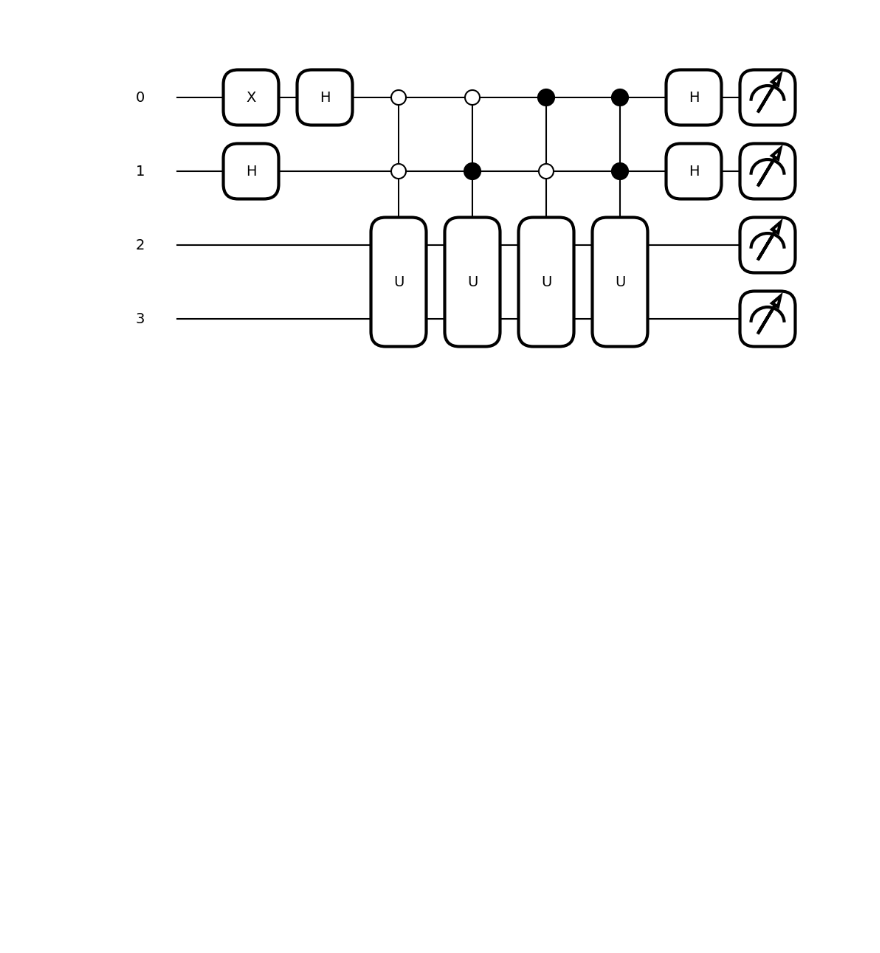
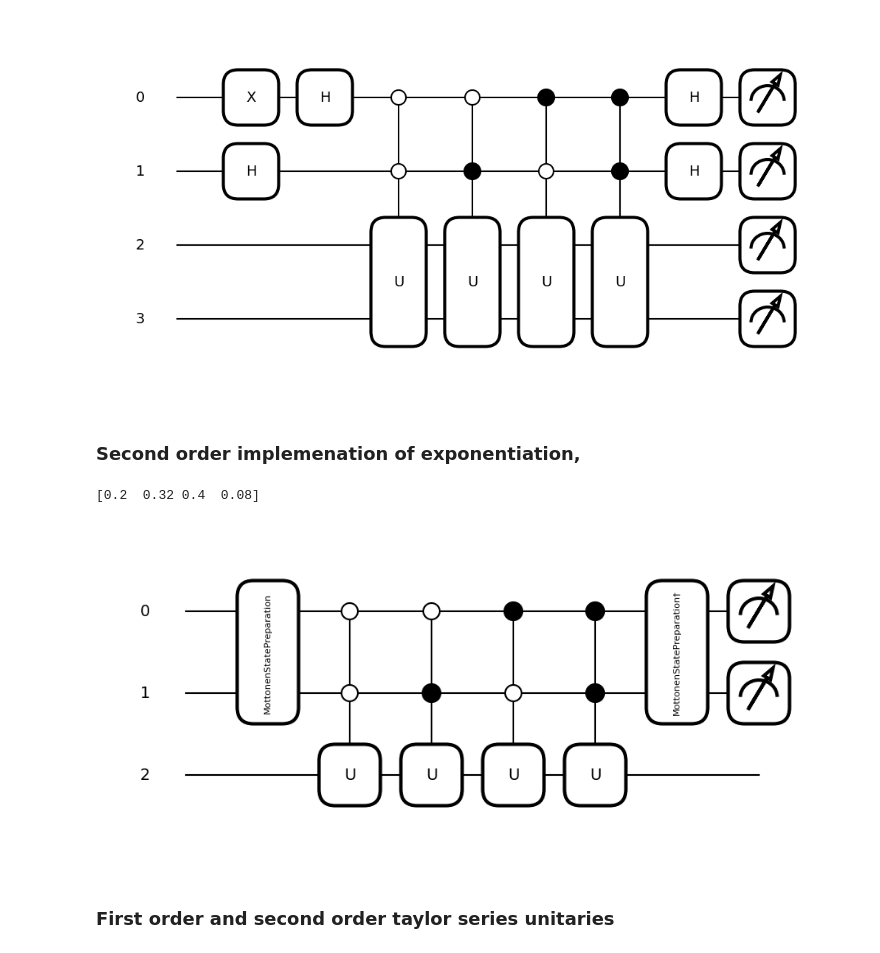
Before and after one commit to vadhri/quantum-notebook, a Jupyter notebook: pennylane/xanadu_codebook/Hamiltonians.ipynb, the cells around one changed output. Cells and saved outputs as stored; diff of their text form; code cells hidden in the pictures; blank space fills up the shorter version.

```diff
--- a/pennylane/xanadu_codebook/Hamiltonians.ipynb
+++ b/pennylane/xanadu_codebook/Hamiltonians.ipynb
@@ -101,3 +118,48 @@ print("The amplitudes on the main register are proportional to", XH_plus_HZ()[:4
 # %% [output]
 The amplitudes on the main register are proportional to [ 0.25+0.j -0.25+0.j  0.25+0.j -0.25+0.j] .
 [figure]
+# %% [markdown]
+### Second order implemenation of exponentiation,
+# %%
+k_bits = 2
+n_bits = 1
+all_bits = k_bits + n_bits
+aux = range(k_bits)
+main = range(k_bits, all_bits)
+dev = qml.device("default.qubit", wires=all_bits)
+
+def prepare(coeffs):
+    coeffs_norm = coeffs / np.linalg.norm(coeffs)
+    qml.MottonenStatePreparation(coeffs_norm, wires=[0,1])
+
+def select(unitaries):
+    for i in range(len(unitaries)):
+        ctrl_str =  np.binary_repr(i, 2)
+        qml.ControlledQubitUnitary(unitaries[i], control_wires=aux, wires=main, control_values=ctrl_str)
+
+def v0(t):
+    denomin = 1/ np.sqrt(1+t+(t**2/2))
+    v00 = 1/denomin
+    v01 = np.sqrt(t)/denomin
+    v02 = (t/np.sqrt(2))/denomin
+    v03 = 0
+    return [v00, v01, v02, v03]/np.linalg.norm([v00, v01, v02, v03])
+
+@qml.qnode(dev)
+def exp_U_second(unitaries, t):
+    coeffs = v0(t)
+    prepare(coeffs)
+    select(unitaries)
+    qml.adjoint(qml.MottonenStatePreparation(coeffs, wires=[0,1]))
+    return qml.probs(wires=[0,1])
+
+unitary = -1j * qml.PauliZ.compute_matrix()
+
+qml.draw_mpl(exp_U_second)([np.eye(2), unitary, unitary**2, unitary**3], 1)
+
+print (qml.QNode(exp_U_second, dev)([np.eye(2), unitary, unitary**2, unitary**3], 1))
+# %% [output]
+[0.2  0.32 0.4  0.08]
+[figure, added]
+# %% [markdown]
+### First order and second order taylor series unitaries
```
Also changed, not shown: parts of 8 cells of this notebook, 1 other file.
